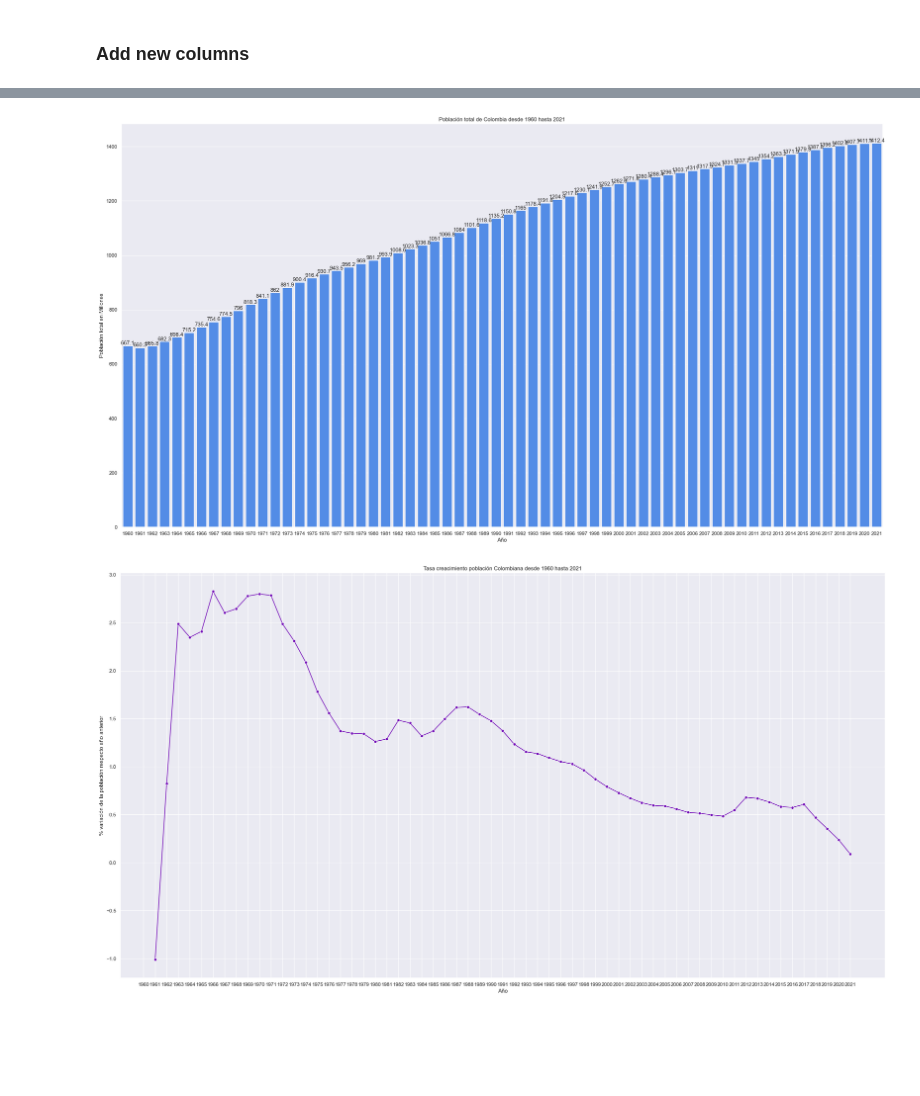
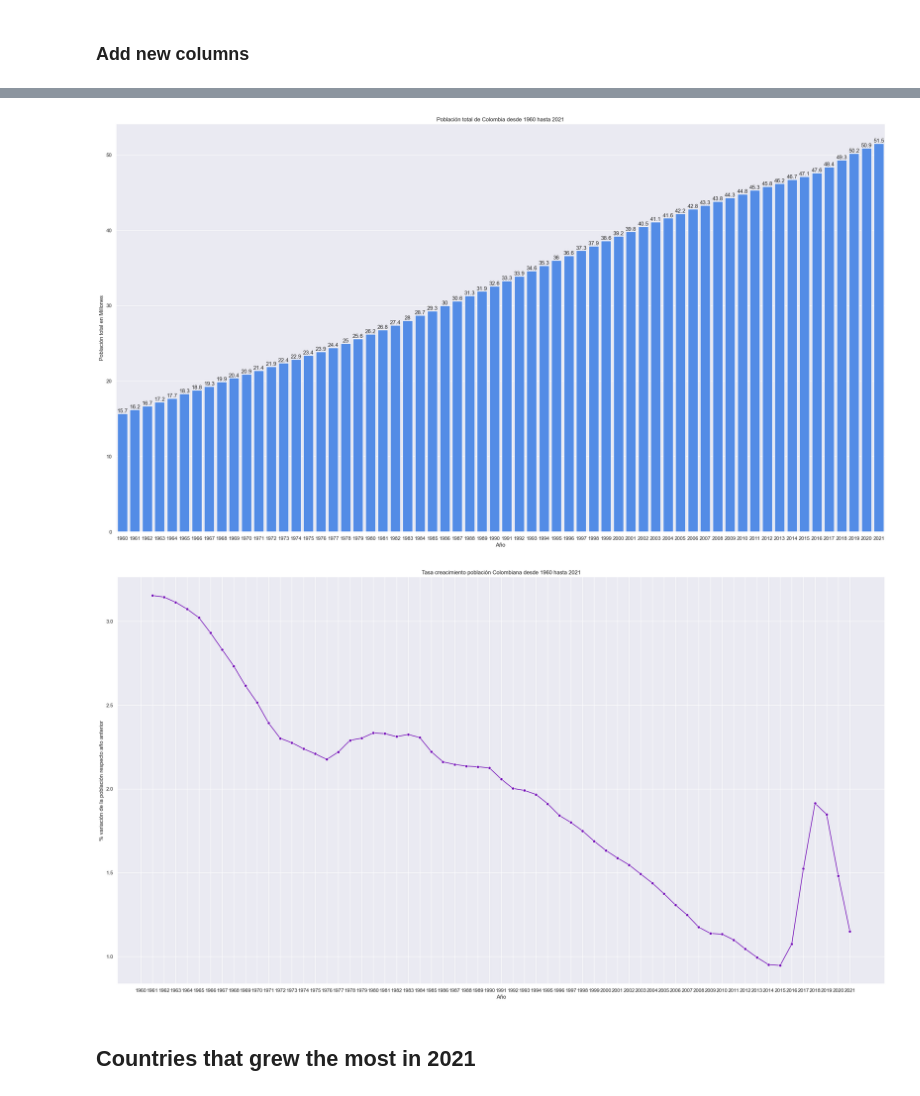
Before and after one commit to fredericksalazar/dataAnalyst_world_population, a Jupyter notebook: data_analysis_world_population.ipynb, the cells around one changed output, grey strips where cells are left out. Cells and saved outputs as stored; diff of their text form; code cells hidden in the pictures; blank space fills up the shorter version.

Commit message:
refactorized code
code is refactorized, create a new columns to calculate % variation and population in millions format #.##

```diff
--- a/data_analysis_world_population.ipynb
+++ b/data_analysis_world_population.ipynb
@@ -288,0 +192,8 @@ df_countries_pop['population_million'] = df_countries_pop['population_million'].
+# %%
+#get only countries data
+df_countries_pop = df_world_population.merge(df_codes,
+                                             left_on='country_code',
+                                             right_on='alpha-3',
+                                             how='inner')
+
+df_organizations_pop = df_world_population[~df_world_population['country_code'].isin(df_countries_pop['country_code'])]
@@ -292,0 +235,20 @@ df_countries_pop['population_million'] = df_countries_pop['population_million'].
+# %%
+df_mundo = df_organizations_pop[df_organizations_pop['country_name'] == 'Mundo']
+# %%
+plt.figure(figsize=(32,15))
+plt.title('Población Mundial desde 1960 hasta 2021')
+
+sns.set_theme(style='darkgrid',
+              palette='pastel')
+
+ax = sns.barplot(data=df_mundo,
+                 x='year',
+                 y='population_million',
+                 palette=['#3a86ff'])
+
+for x in ax.containers:
+    ax.bar_label(x, )
+
+plt.xlabel('Año')
+plt.ylabel('Población total en Miles Millones')
+plt.show()
@@ -293,4 +274,2 @@ df_countries_pop['population_million'] = df_countries_pop['population_million'].
 # %%
-df_population_col = df_countries_pop[df_countries_pop['country_name'] == 'China']
-
-df_population_col.head(5)
+df_colombia= df_countries_pop[df_countries_pop['country_name'] == 'Colombia']
@@ -304,27 +276,27 @@ df_population_col.head(5)
 # %%
 plt.figure(figsize=(30,16))
 plt.title('Población total de Colombia desde 1960 hasta 2021')
 
 sns.set_theme(style='darkgrid',
               palette='pastel')
 
-ax = sns.barplot(data=df_population_col,
+ax = sns.barplot(data=df_colombia,
                  x='year',
                  y='population_million',
                  palette=['#3a86ff'])
 
 for x in ax.containers:
     ax.bar_label(x, )
 
 plt.xlabel('Año')
 plt.ylabel('Población total en Millones')
 plt.show()
 # %% [output]
-[figure, old version]
+[figure, new version]
 # %%
 plt.figure(figsize=(30, 16))
 
-ax = sns.lineplot(data=df_population_col,
+ax = sns.lineplot(data=df_colombia,
                  x='year',
                  y='%_diff',
                  marker='o',
@@ -335,4 +307,6 @@ plt.xlabel('Año')
 plt.ylabel('% variación de la población respecto año anterior')
 plt.show()
 # %% [output]
-[figure, old version]
+[figure, new version]
+# %% [markdown]
+## Countries that grew the most in 2021
```
Also changed, not shown: parts of 30 cells of this notebook, 1 other file.
